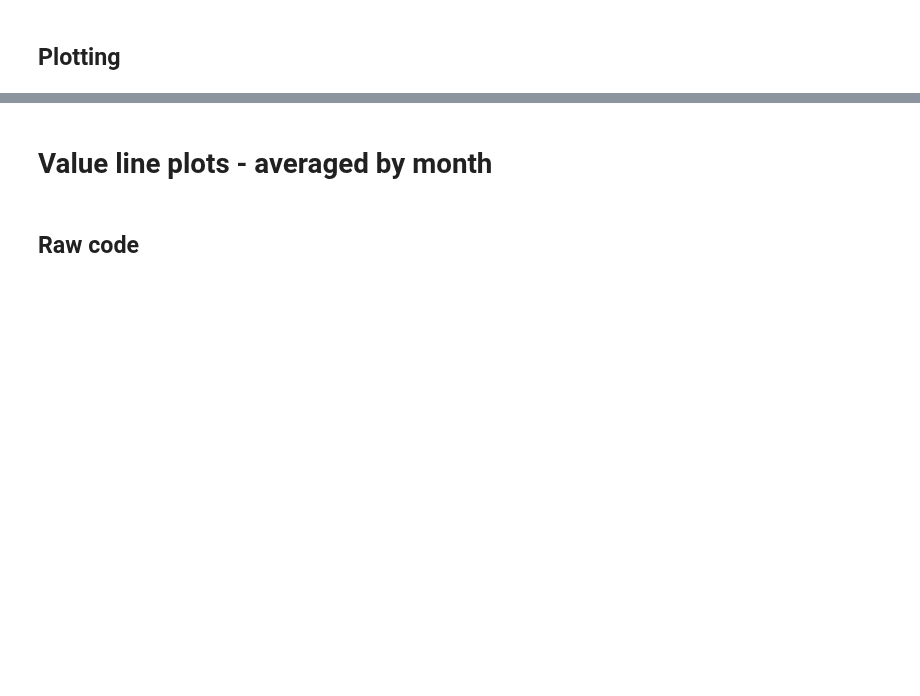
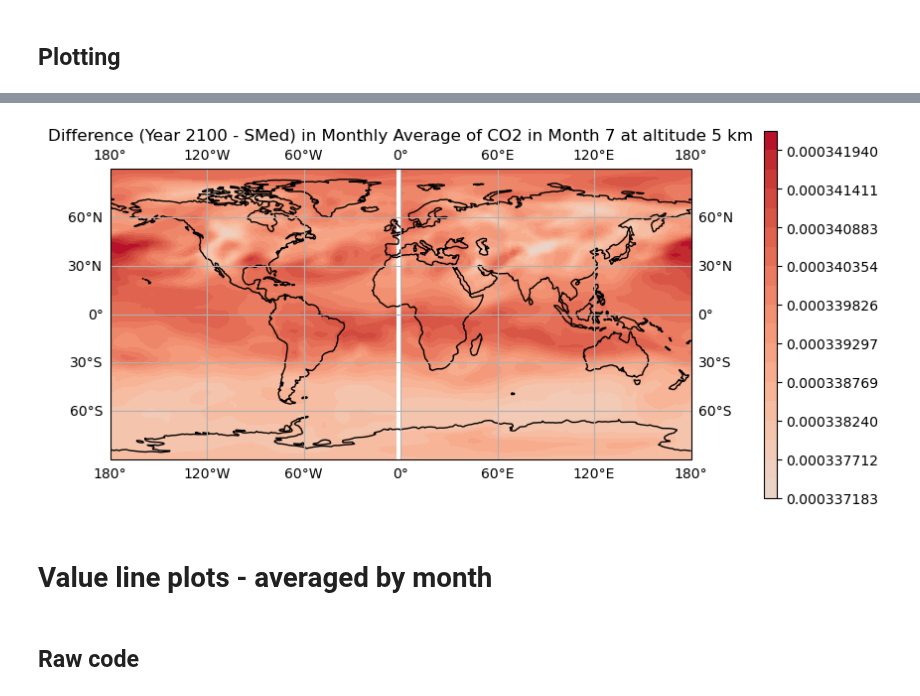
Before and after one commit to CharlieReyno/Sporadic-E-Project, a Jupyter notebook: Main_Notebooks/Climatology.ipynb, the cells around one changed output, grey strips where cells are left out. Drawn from its saved outputs; the diff is of its cells as text; code cells hidden in the pictures; blank space fills up the shorter version.

```diff
--- a/Main_Notebooks/Climatology.ipynb
+++ b/Main_Notebooks/Climatology.ipynb
@@ -178,7 +178,7 @@ def process_nc_files(file_pattern, regex, var):
     print(result)
     return result
 # %%
-variable = 'EKGW'
+variable = 'CO2'
 # %%
   # Replace with your desired variable name
 run_name = 'Solar Med' # OR # 'Solar Med'
@@ -281,7 +317,7 @@ ds_cli = process_nc_files(file_pattern, regex, variable)
 ds_cli
 # %%
 selected_month = 7  # Change this to plot other months
-selected_alt = 100 # km
+selected_alt = 5 # km
 var = variable
 
 if selected_month in ds_cli['month']:
@@ -364,32 +416,34 @@ print(cli_n)
 # %%
-# ds_diff = (ds_2dcli*cli_n - ds_2dmed*med_n)
+ds_diff = (ds_2dcli*cli_n - ds_2dmed*med_n)
 
-ds_diff = (ds_2dcli - ds_2dmed)
+# ds_diff = (ds_2dcli - ds_2dmed)
 # %%
 cm_units = '$^{-3}$'
 fig , ax = plt.subplots(figsize=(10,6), subplot_kw={'projection': ccrs.PlateCarree()})
 
 contour = ax.contourf(lon,
                     lat,
                     ds_diff,
                     # colors='black',
                     cmap = plt.get_cmap('coolwarm'),
                     transform=ccrs.PlateCarree(),
-                    #levels=np.linspace(ds_diff.min().values, ds_diff.max().values, 20)
-                    # norm=colors.TwoSlopeNorm(vcenter=0.0003368)
+                    levels=np.linspace(ds_diff.min().values, ds_diff.max().values, 20),
+                    norm=colors.TwoSlopeNorm(vcenter=0.0003367)
                     )
-cbar = plt.colorbar(contour, ax=ax, orientation='vertical', pad=0.07, aspect=30, shrink=0.8)
+cbar = plt.colorbar(contour, ax=ax, orientation='vertical', pad=0.095, aspect=30, shrink=0.8)
 # cbar.set_label(f'CO$_{2}$ concentration change / molecules cm{cm_units}')
 ax.coastlines()
 ax.gridlines(draw_labels=True,
              dms=True,
              x_inline=False,
              y_inline=False
             )
 # plt.clabel(contour, inline=True, fontsize=10)
 ax.set_title(f'Difference (Year 2100 - SMed) in Monthly Average of {var} in Month {selected_month} at altitude {selected_alt} km')
-plt.savefig(f'/home/home02/cm21cmr/Sporadic-E-Project/Figures/diff_{var}_alt_{selected_alt}_month_{selected_month}', dpi=400, bbox_inches='tight')
+# plt.savefig(f'/home/home02/cm21cmr/Sporadic-E-Project/Figures/diff_{var}_alt_{selected_alt}_month_{selected_month}', dpi=400, bbox_inches='tight')
 plt.show()
+# %% [output]
+[figure, added]
 # %%
 # Create a figure with Cartopy
 fig, axes = plt.subplots(2,2,figsize=(30, 18), subplot_kw={'projection': ccrs.PlateCarree()})
```
Also changed, not shown: parts of 21 cells of this notebook, 4 other files.
